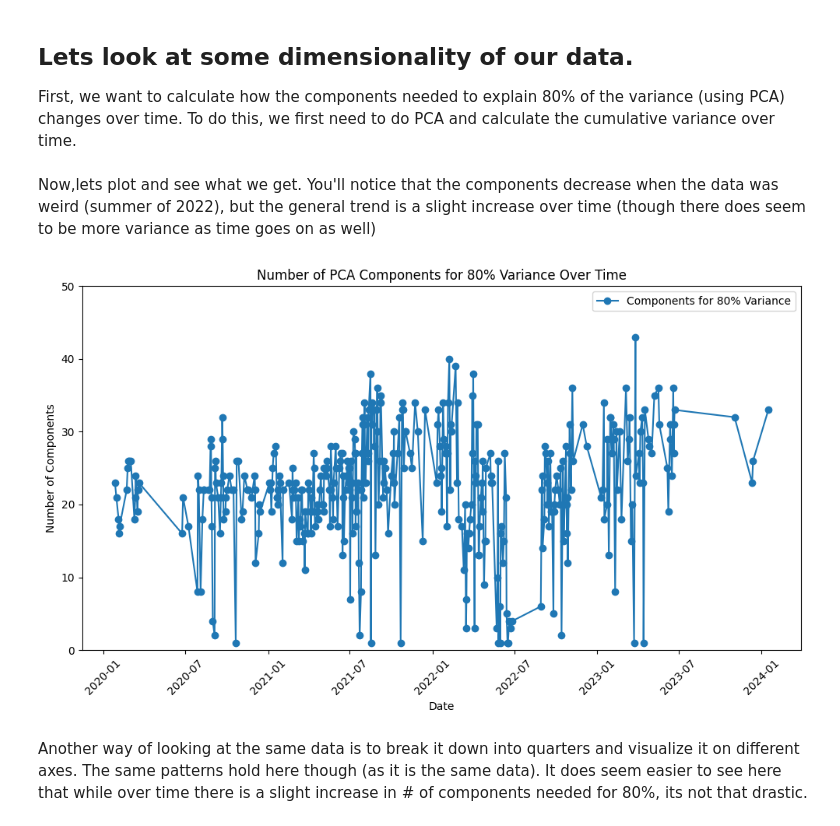
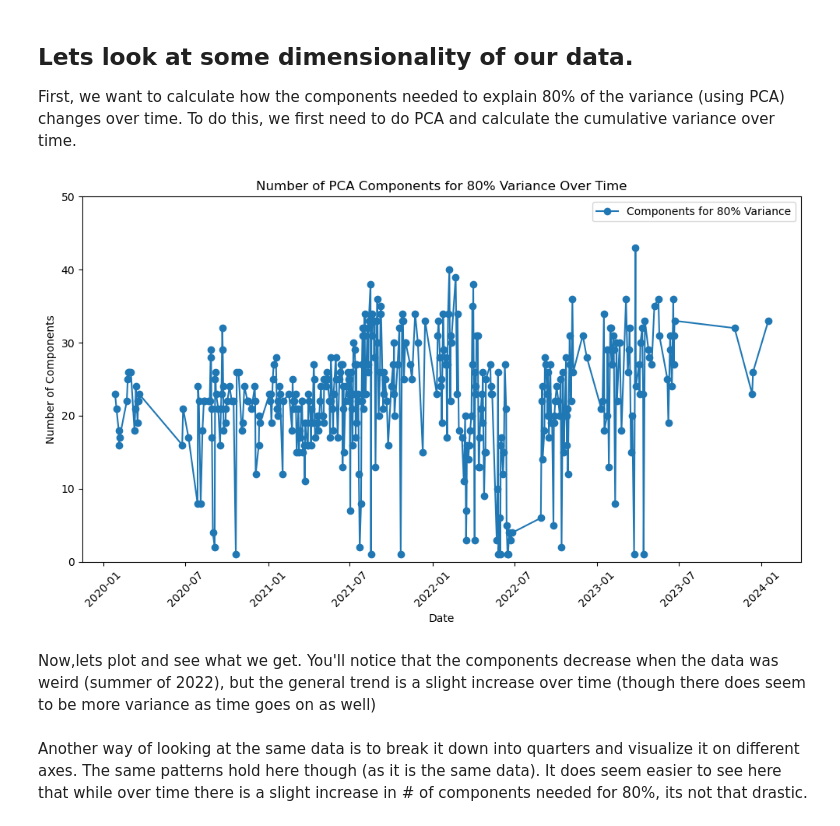
Before and after one commit to chesteklab/LINK_dataset, a Jupyter notebook: analysis/populationlevelanalyses/dimensionality_across_days_analysis.ipynb, the cells around one changed output. Cells and saved outputs as stored; diff of their text form; code cells hidden in the pictures.

```diff
--- a/analysis/populationlevelanalyses/dimensionality_across_days_analysis.ipynb
+++ b/analysis/populationlevelanalyses/dimensionality_across_days_analysis.ipynb
@@ -95,0 +22,5 @@ pbar.close()
+# %%
+mpath = path = os.path.join("..", "..","..", "AdaptiveAlignment", "data", "hisham_current", 'preprocessing_092024_no7822nofalcon')
+
+### LOAD AND PREPROCESS DATA ###
+results = load_all_datasets(mpath)
@@ -197,21 +56,8 @@ pca_results = pd.DataFrame({
+# %%
+pca_results = day_by_day_PCA(df_tuning)
+# %% [output]
+[figure, added]
 # %% [markdown]
 Now,lets plot and see what we get. You'll notice that the components decrease when the data was weird (summer of 2022), but the general trend is a slight increase over time (though there does seem to be more variance as time goes on as well)
-# %%
-import matplotlib.pyplot as plt
-
-# Plot 1: Number of components needed for 80% variance
-plt.figure(figsize=(10, 6))
-plt.plot(pca_results['date'], pca_results['num_components_80_variance'],
-         marker='o', label='Components for 80% Variance')
-plt.xlabel('Date')
-plt.ylabel('Number of Components')
-plt.title('Number of PCA Components for 80% Variance Over Time')
-plt.xticks(rotation=45)
-plt.legend()
-plt.tight_layout()
-plt.ylim(0,50)
-plt.show()
-# %% [output]
-[figure, removed]
 # %% [markdown]
 Another way of looking at the same data is to break it down into quarters and visualize it on different axes. The same patterns hold here though (as it is the same data). It does seem easier to see here that while over time there is a slight increase in # of components needed for 80%, its not that drastic.
```
Also changed, not shown: parts of 22 cells of this notebook, 2 other files.
